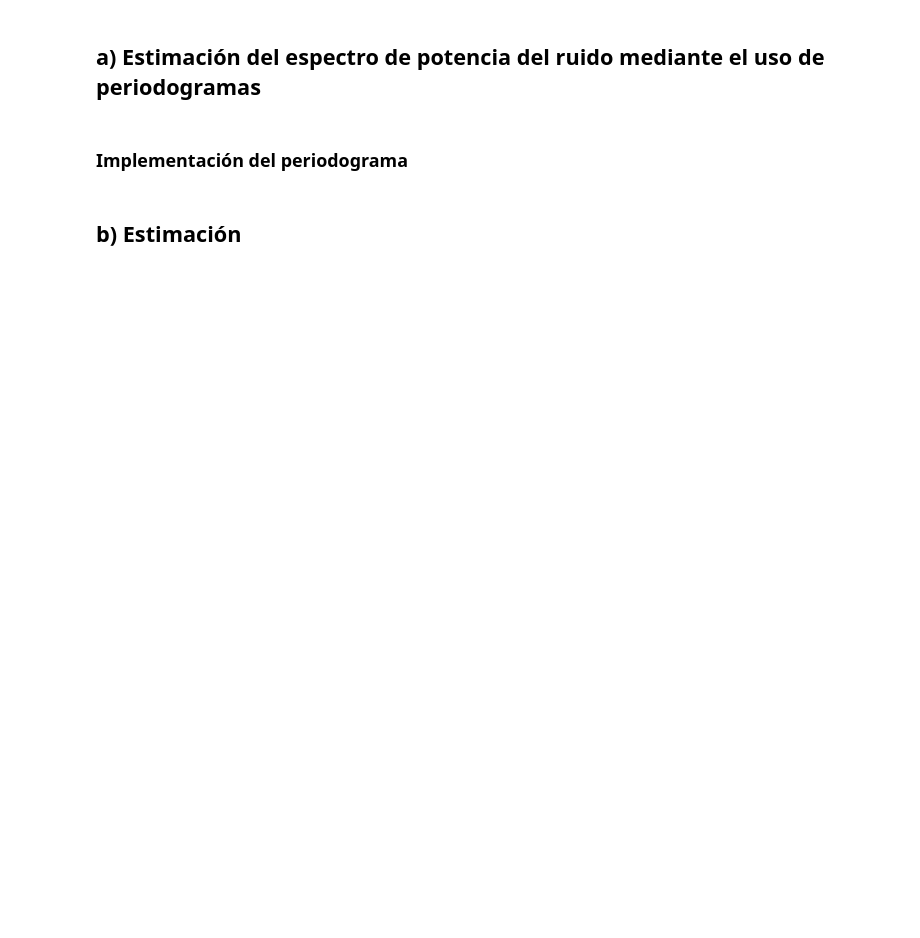
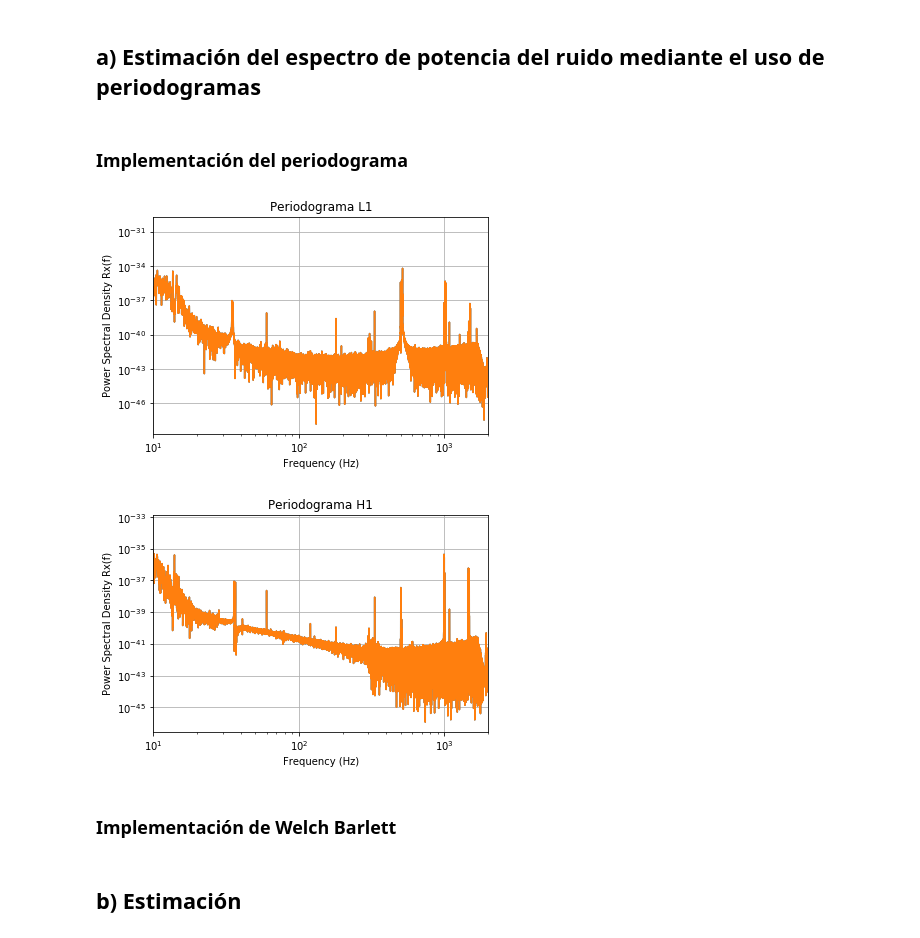
Before and after one commit to LuFernandez/PASA, a Jupyter notebook: TP1. Laboratorio de estimación no-paramétrica/Informe/Ejercicio1.ipynb, the cells around one changed output. Saved outputs shown, nothing was run; the diff lists cells and outputs as text; code cells hidden in the pictures; blank space fills up the shorter version.

Commit message:
Implementacion de periodograma

```diff
--- a/TP1. Laboratorio de estimación no-paramétrica/Informe/Ejercicio1.ipynb
+++ b/TP1. Laboratorio de estimación no-paramétrica/Informe/Ejercicio1.ipynb
@@ -78,4 +60,32 @@ fatal: pathspec 'Ejercicio1.ipynb' did not match any files
 ## a) Estimación del espectro de potencia del ruido mediante el uso de periodogramas
 # %% [markdown]
 ### Implementación del periodograma
+# %%
+def periodogram(fs, data, figure_number, x_lim, title):
+  # cantidad de muestras
+  N = len(data)
+  z = scfft.fft(x=data, n=N)
+  R = z*np.conj(z)
+  freqs = np.fft.fftfreq(N)
+  xf = np.linspace(0, fs/2, N//2)    #frecuencias
+
+  plt.loglog(xf, 2/N * np.abs(R[:N//2]))
+
+  plt.loglog(xf, 2/N * np.abs(R[:N//2]))
+  plt.xlim(x_lim)
+  plt.grid()
+  plt.title(title)
+  plt.xlabel("Frequency (Hz)")
+  plt.ylabel("Power Spectral Density Rx(f)")
+  plt.show()
+  return (freqs, R)
+
+#f_l1, Pxx_l1 = periodogram(fs=fs, data=strain_l1, figure_number=1, x_lim=(10, 2000), y_lim=(10e-50, 1e-37), title="Periodograma L1")
+f_l1, Pxx_l1 = periodogram(fs=fs, data=strain_l1, figure_number=1, x_lim=(10, 2000), title="Periodograma L1")
+f_h1, Pxx_h1 = periodogram(fs=fs, data=strain_h1, figure_number=2, x_lim=(10, 2000), title="Periodograma H1")
+# %% [output]
+[figure, added]
+[figure, added]
+# %% [markdown]
+### Implementación de Welch Barlett
 # %%
```
Also changed, not shown: parts of 11 cells of this notebook.
